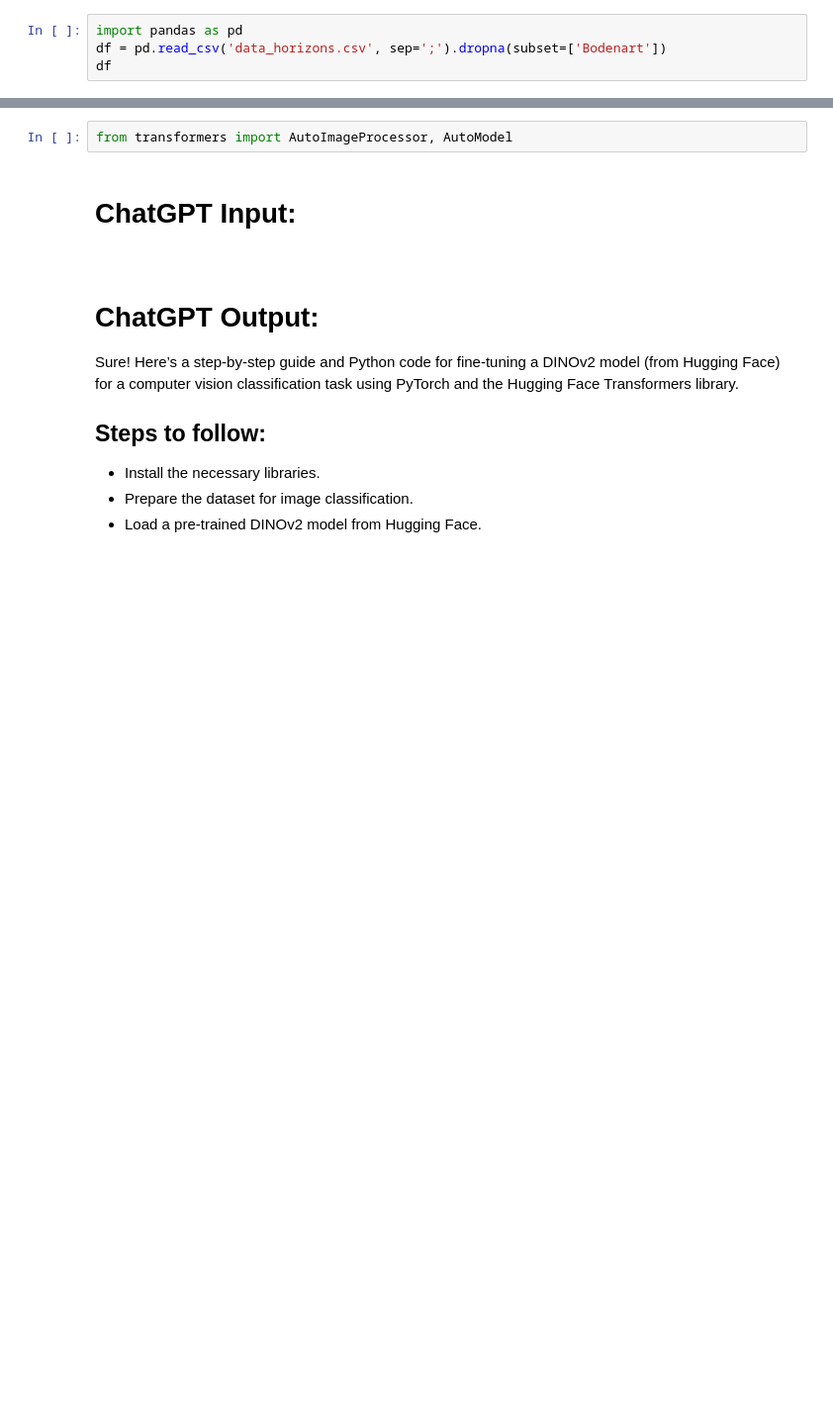
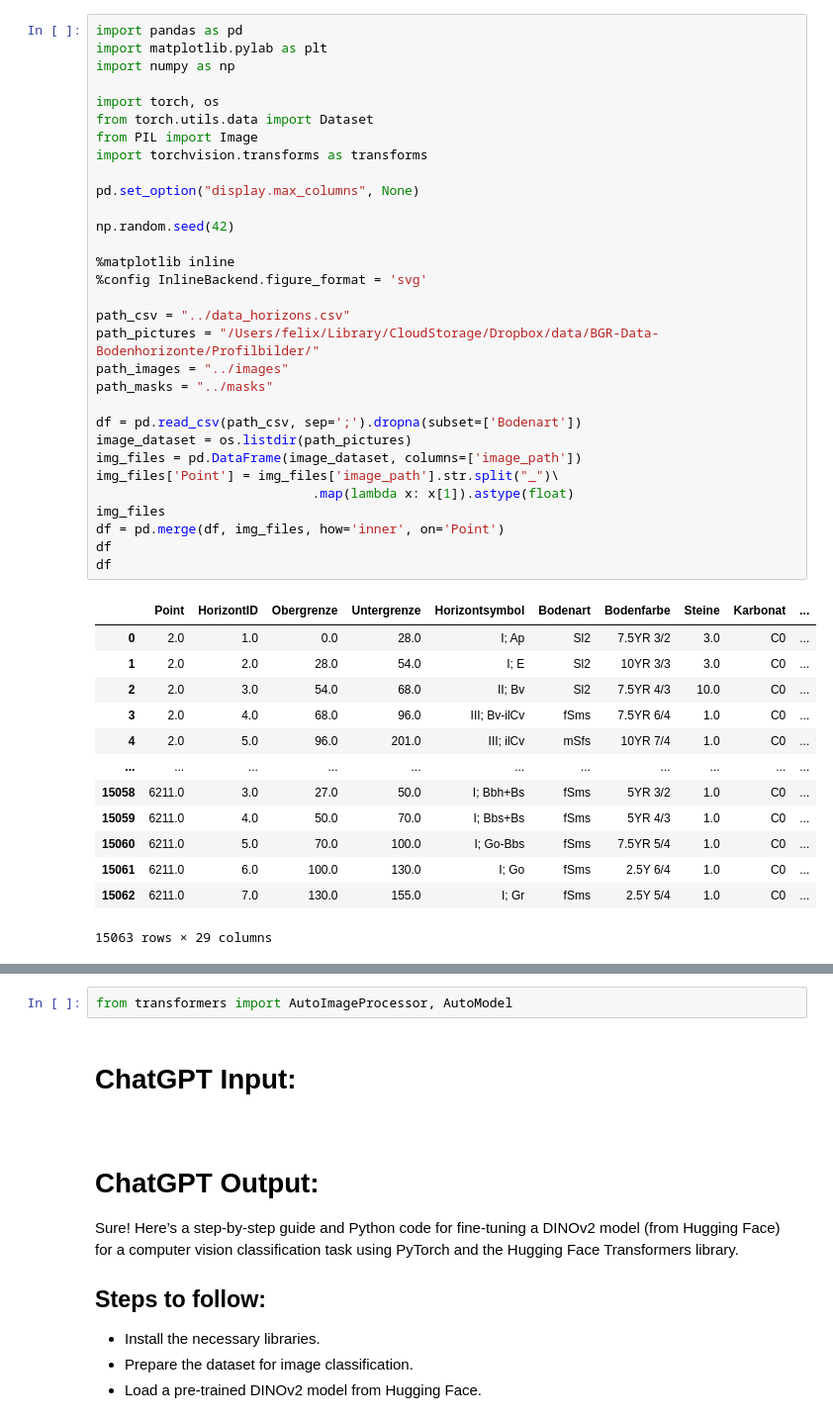
Before and after one commit to calgo-lab/BGR, a Jupyter notebook: notebooks/cv-scratchpad.ipynb, the cells around one changed output, grey strips where cells are left out. Shown at 99% size. Drawn from its saved outputs; the diff is of its cells as text; blank space fills up the shorter version.

Commit message:
some edits in cv scratchpad and data joining for tabular data

```diff
--- a/notebooks/cv-scratchpad.ipynb
+++ b/notebooks/cv-scratchpad.ipynb
@@ -1,4 +1,45 @@
 # %%
 import pandas as pd
-df = pd.read_csv('data_horizons.csv', sep=';').dropna(subset=['Bodenart'])
+import matplotlib.pylab as plt
+import numpy as np
+
+import torch, os
+from torch.utils.data import Dataset
+from PIL import Image
+import torchvision.transforms as transforms
+
+pd.set_option("display.max_columns", None)
+
+np.random.seed(42)
+
+%matplotlib inline
+%config InlineBackend.figure_format = 'svg'
+
+path_csv = "../data_horizons.csv"
+path_pictures = "/Users/felix/Library/CloudStorage/Dropbox/data/BGR-Data-Bodenhorizonte/Profilbilder/"
+path_images = "../images"
+path_masks = "../masks"
+
+df = pd.read_csv(path_csv, sep=';').dropna(subset=['Bodenart'])
+image_dataset = os.listdir(path_pictures)
+img_files = pd.DataFrame(image_dataset, columns=['image_path'])
+img_files['Point'] = img_files['image_path'].str.split("_")\
+                            .map(lambda x: x[1]).astype(float)
+img_files
+df = pd.merge(df, img_files, how='inner', on='Point')
 df
+df
+# %% [output]
+|  | Point | HorizontID | Obergrenze | Untergrenze | Horizontsymbol | Bodenart | Bodenfarbe | Steine | Karbonat | ... |
+| 0 | 2.0 | 1.0 | 0.0 | 28.0 | I; Ap | Sl2 | 7.5YR 3/2 | 3.0 | C0 | ... |
+| 1 | 2.0 | 2.0 | 28.0 | 54.0 | I; E | Sl2 | 10YR 3/3 | 3.0 | C0 | ... |
+| 2 | 2.0 | 3.0 | 54.0 | 68.0 | II; Bv | Sl2 | 7.5YR 4/3 | 10.0 | C0 | ... |
+| 3 | 2.0 | 4.0 | 68.0 | 96.0 | III; Bv-ilCv | fSms | 7.5YR 6/4 | 1.0 | C0 | ... |
+| 4 | 2.0 | 5.0 | 96.0 | 201.0 | III; ilCv | mSfs | 10YR 7/4 | 1.0 | C0 | ... |
+| ... | ... | ... | ... | ... | ... | ... | ... | ... | ... | ... |
+| 15058 | 6211.0 | 3.0 | 27.0 | 50.0 | I; Bbh+Bs | fSms | 5YR 3/2 | 1.0 | C0 | ... |
+| 15059 | 6211.0 | 4.0 | 50.0 | 70.0 | I; Bbs+Bs | fSms | 5YR 4/3 | 1.0 | C0 | ... |
+| 15060 | 6211.0 | 5.0 | 70.0 | 100.0 | I; Go-Bbs | fSms | 7.5YR 5/4 | 1.0 | C0 | ... |
+| 15061 | 6211.0 | 6.0 | 100.0 | 130.0 | I; Go | fSms | 2.5Y 6/4 | 1.0 | C0 | ... |
+| 15062 | 6211.0 | 7.0 | 130.0 | 155.0 | I; Gr | fSms | 2.5Y 5/4 | 1.0 | C0 | ... |
+15063 rows × 29 columns
```
Also changed, not shown: parts of 9 cells of this notebook, 1 other file.
